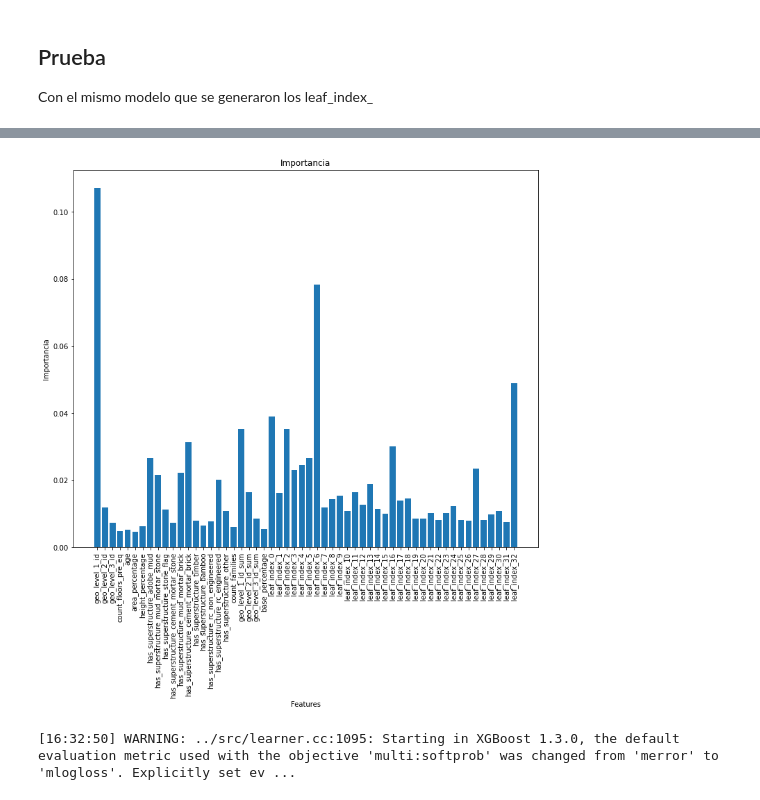
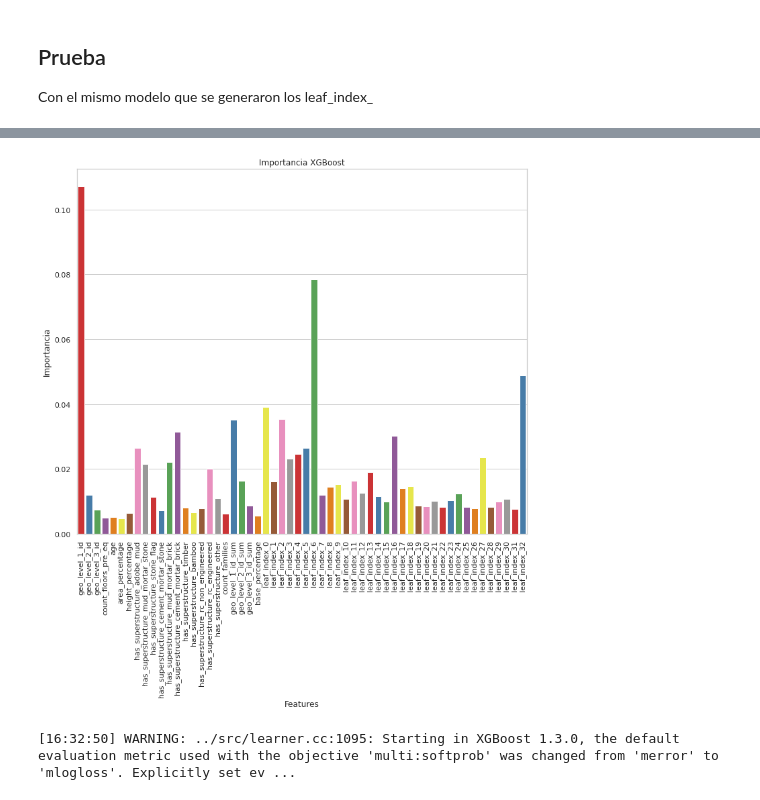
Before and after one commit to SBen-IV/TP-OrgaDeDatos, a Jupyter notebook: TP2/Modelos/xgboost_v6.ipynb, the cells around one changed output, grey strips where cells are left out. Drawn from its saved outputs; the diff is of its cells as text; code cells hidden in the pictures.

```diff
--- a/TP2/Modelos/xgboost_v6.ipynb
+++ b/TP2/Modelos/xgboost_v6.ipynb
@@ -9,5 +11,5 @@ from sklearn.model_selection import GridSearchCV
 # %%
-train = pd.read_csv('Train/train_set_geo_sum_base_leaf_index_xgb_v5.csv')
+train = pd.read_csv('../Train/train_set_geo_sum_base_leaf_index_xgb_v5.csv')
 
 train.head()
 # %% [output]
@@ -43,14 +45,14 @@ print("F1-Mean Score: %f" % (f1))
 F1-Mean Score: 0.743558
 # %%
 plt.figure(figsize=(12, 10))
-plt.bar(X_train.columns, xgb_model.feature_importances_)
+sb.barplot(x=X_train.columns, y=xgb_model.feature_importances_, palette='Set1')
 plt.xticks(rotation=90)
 plt.xlabel('Features')
 plt.ylabel('Importancia')
-plt.title('Importancia')
+plt.title('Importancia XGBoost')
 plt.show()
 # %% [output]
-[figure, old version]
+[figure, new version]
 # %%
 params = {
     'n_estimators': [5, 10, 15],
```
Also changed, not shown: parts of 2 cells of this notebook, 10 other files.
